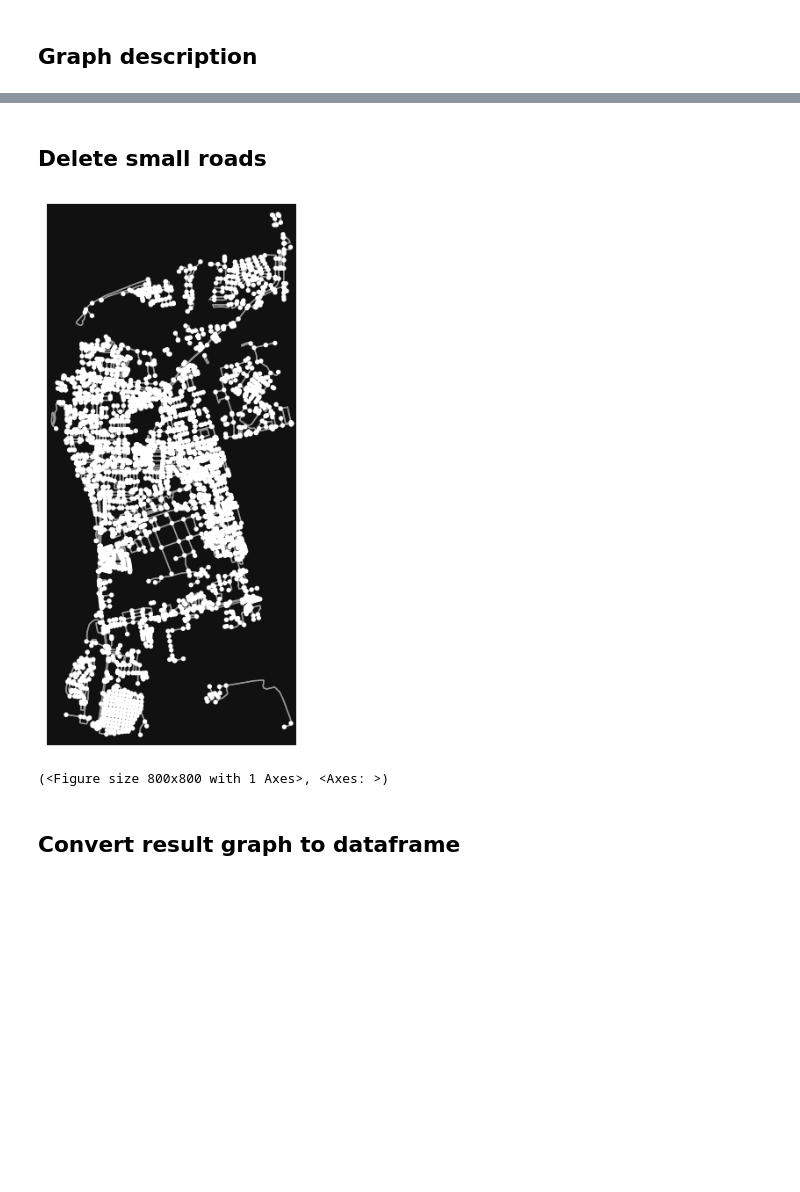
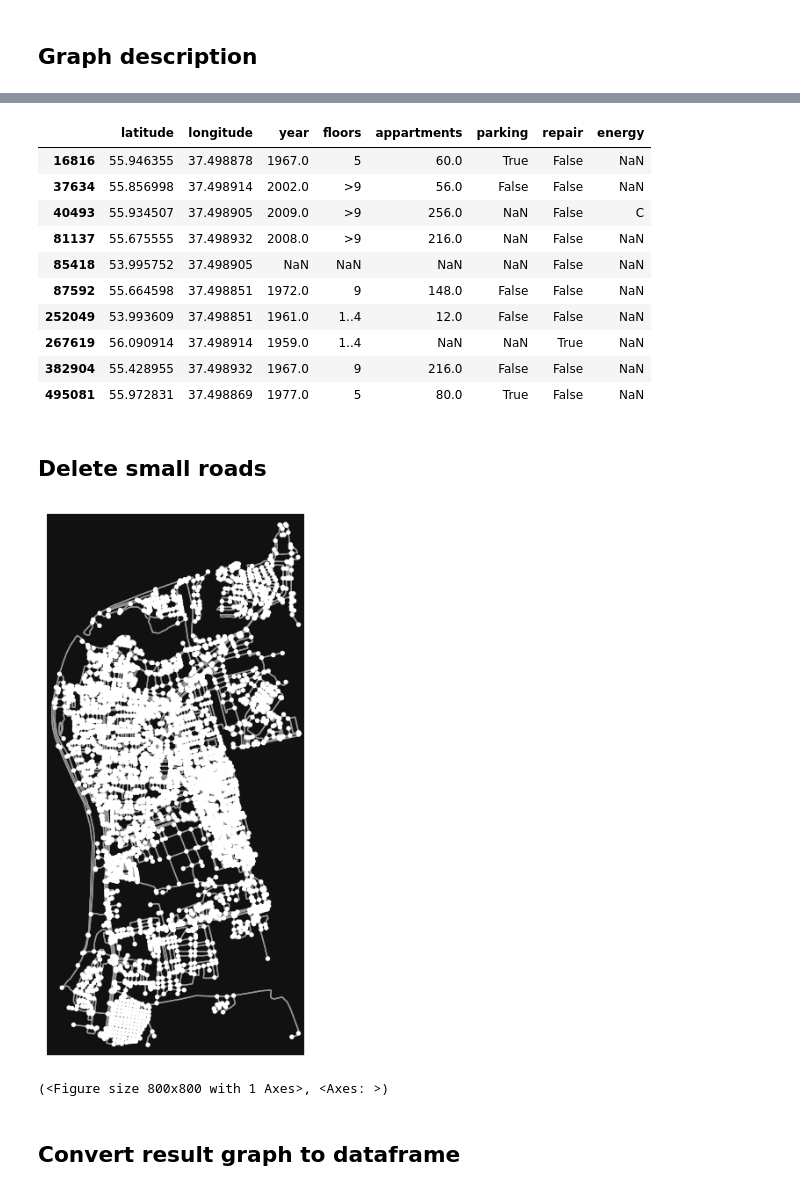
Before and after one commit to ThunderstormXX/TransportNet, a Jupyter notebook: Citytograph/test.ipynb, the cells around one changed output, grey strips where cells are left out. Cells and saved outputs as stored; diff of their text form; code cells hidden in the pictures; blank space fills up the shorter version.

```diff
--- a/Citytograph/test.ipynb
+++ b/Citytograph/test.ipynb
@@ -33,3 +94,26 @@ for u, v, key, edge_data in graph.edges(keys=True, data=True):
+# %%
+builds_coord = np.array(buildings['geometry'].get_coordinates())
+for j in builds_coord :
+    temp = buildings_2[ np.round(buildings_2['longitude'] , 3) == np.round(j[1], 3) ][np.round(buildings_2['latitude'] , 3) == np.round(j[0], 3) ]
+    if temp.shape[0] != 0 :
+        temp.head()
+
+
+
+
+buildings_2[ np.round(buildings_2['longitude'] , 4) == 37.4989 ]#[np.round(buildings_2['latitude'] , 4) == 55.9377 ]
+# %% [output]
+|  | latitude | longitude | year | floors | appartments | parking | repair | energy |
+| 16816 | 55.946355 | 37.498878 | 1967.0 | 5 | 60.0 | True | False | NaN |
+| 37634 | 55.856998 | 37.498914 | 2002.0 | >9 | 56.0 | False | False | NaN |
+| 40493 | 55.934507 | 37.498905 | 2009.0 | >9 | 256.0 | NaN | False | C |
+| 81137 | 55.675555 | 37.498932 | 2008.0 | >9 | 216.0 | NaN | False | NaN |
+| 85418 | 53.995752 | 37.498905 | NaN | NaN | NaN | NaN | False | NaN |
+| 87592 | 55.664598 | 37.498851 | 1972.0 | 9 | 148.0 | False | False | NaN |
+| 252049 | 53.993609 | 37.498851 | 1961.0 | 1..4 | 12.0 | False | False | NaN |
+| 267619 | 56.090914 | 37.498914 | 1959.0 | 1..4 | NaN | NaN | True | NaN |
+| 382904 | 55.428955 | 37.498932 | 1967.0 | 9 | 216.0 | False | False | NaN |
+| 495081 | 55.972831 | 37.498869 | 1977.0 | 5 | 80.0 | True | False | NaN |
 # %% [markdown]
 ## Delete small roads
 # %%
@@ -40,8 +124,8 @@ result_graph = copy.deepcopy(graph)
 
 # Какие типы дорог хотим оставить
 
-need_keys = ['length','oneway','reversed']
-highway_types = ["motorway", "trunk", "primary", "secondary",'service']
+need_keys = ['length']
+# highway_types = ["motorway", "trunk", "primary", "secondary",'service']
 
 edges_to_remove = []
 for u, v, key, edge_data in result_graph.edges(keys=True, data=True):
@@ -51,17 +135,17 @@ for u, v, key, edge_data in result_graph.edges(keys=True, data=True):
             edges_to_remove.append((u, v, key))
             break
     # HIGHWAY FILTER
-    if 'highway' not in edge_data.keys() :
-        edges_to_remove.append((u, v, key))
-    else :
-        if type(edge_data['highway']) == type(""):
-            if edge_data['highway'] not in highway_types :
-                edges_to_remove.append((u, v, key))
-        else :
-            for highway_type in edge_data['highway'] :
-                if highway_type not in highway_types :
-                    edges_to_remove.append((u, v, key))
-                    break
+    # if 'highway' not in edge_data.keys() :
+    #     edges_to_remove.append((u, v, key))
+    # else :
+    #     if type(edge_data['highway']) == type(""):
+    #         if edge_data['highway'] not in highway_types :
+    #             edges_to_remove.append((u, v, key))
+    #     else :
+    #         for highway_type in edge_data['highway'] :
+    #             if highway_type not in highway_types :
+    #                 edges_to_remove.append((u, v, key))
+    #                 break
 for u, v, key in set(edges_to_remove):
     result_graph.remove_edge(u, v, key)
 
@@ -73,7 +157,7 @@ result_graph.remove_nodes_from(isolated_nodes)
 
 ox.plot_graph(ox.project_graph(result_graph))
 # %% [output]
-[figure, old version]
+[figure, new version]
 (<Figure size 800x800 with 1 Axes>, <Axes: >)
 # %% [markdown]
 ## Convert result graph to dataframe
```
Also changed, not shown: parts of 16 cells of this notebook.
